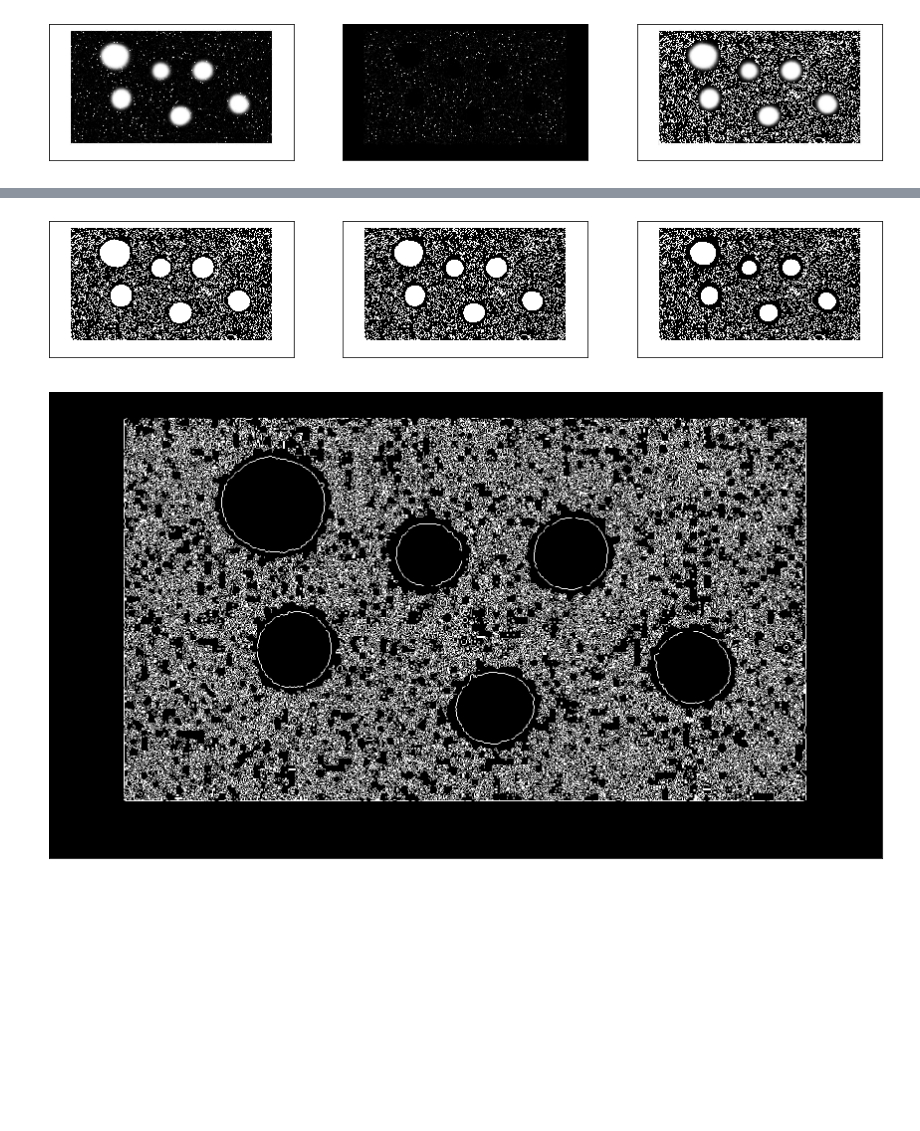
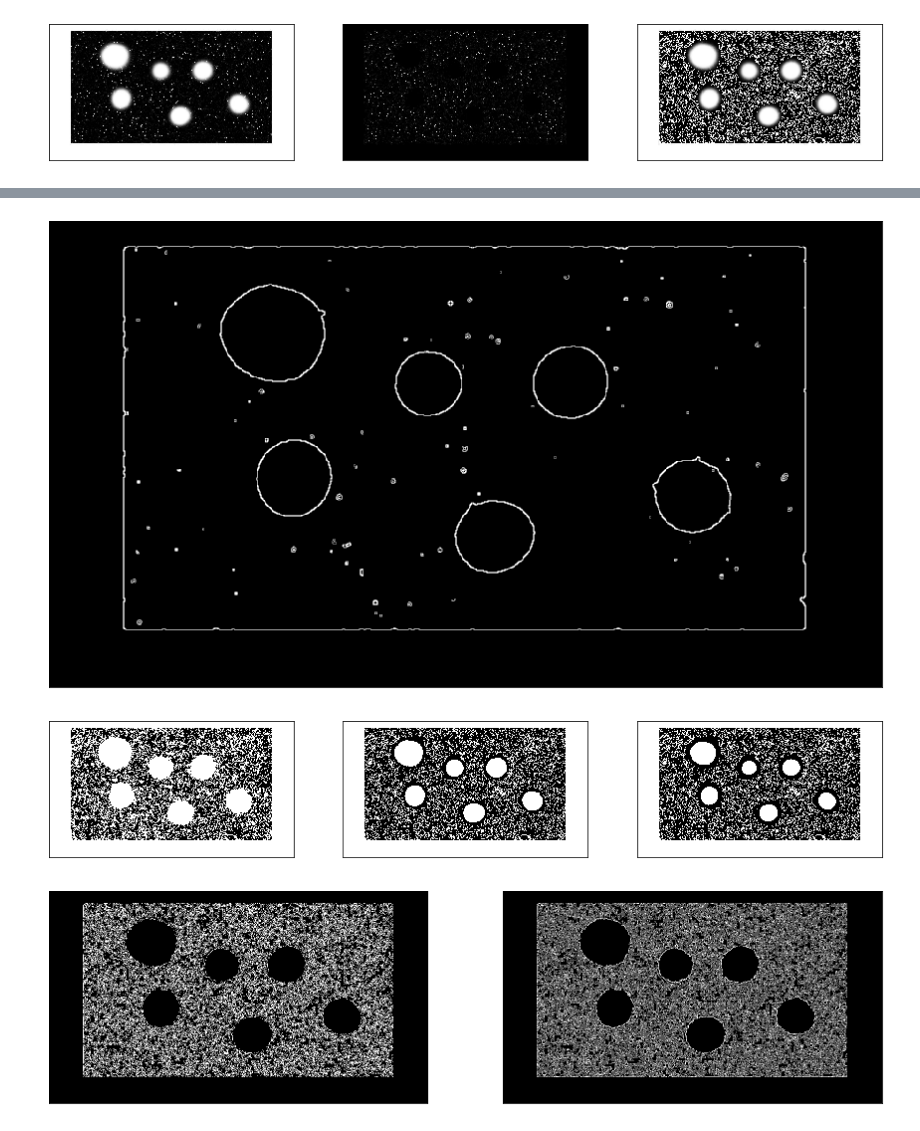
Before and after one commit to achiaver/computer_vision, a Jupyter notebook: trabalho_05/notebooks/trabalho_05.ipynb, the cells around one changed output, grey strips where cells are left out. Cells and saved outputs as stored; diff of their text form; code cells hidden in the pictures; blank space fills up the shorter version.

```diff
--- a/trabalho_05/notebooks/trabalho_05.ipynb
+++ b/trabalho_05/notebooks/trabalho_05.ipynb
@@ -53,3 +123,17 @@ plt.show()
+# %%
+fig = plt.figure(figsize = (15, 9))
+
+grid = plt.GridSpec(1, 1, fig)
+
+ax0 = fig.add_subplot(grid[0, 0])
+
+ax0.imshow(cosmos_sob, cmap = 'gray')
+ax0.set_xticks([])
+ax0.set_yticks([])
+
+plt.show()
+# %% [output]
+[figure, added]
 # %%
 def img2binary(img, threshold = 60):
     """Binarization of image with threshold given"""
@@ -63,23 +147,19 @@ def roberts(img):
     robertsy = cv.convertScaleAbs(cv.filter2D(img, cv.CV_64F, cv.flip(k_robertsy, -1)))
 
     return robertsx + robertsy
-# %%
-sobelx = np.array([[-1, 0, 1], [-2, 0, 2], [-1, 0, 1]], dtype = np.float)
-sobely = np.array([[-1, -2, -1], [0, 0, 0], [1, 2, 1]], dtype = np.float)
-
-#Calculate gx and gy using Sobel (horizontal and vertical gradients)
-gx = cv2.filter2D(image, -1, sobelx)
-gy = cv2.filter2D(image, -1, sobely)
-#Calculate the gradient magnitude
-g = np.sqrt(gx * gx + gy * gy)
-
-#Normalize output to fit the range 0-255
-g *= 255.0 / np.max(g)
+# %%
+def sobel(img):
+    sobelx = np.array([[-1, 0, 1], [-2, 0, 2], [-1, 0, 1]])
+    sobely = np.array([[-1, -2, -1], [0, 0, 0], [1, 2, 1]])
+    gx = cv.convertScaleAbs(cv.filter2D(img, cv.CV_64F, cv.flip(sobelx, -1)))
+    gy = cv.convertScaleAbs(cv.filter2D(img, cv.CV_64F, cv.flip(sobely, -1)))
+
+    return gx + gy
 # %%
 def binary_roberts(img, threshold = 60):
     """Returns roberts image in binary scale"""
     return img2binary(roberts(img), threshold).astype(np.uint8)
 # %%
-cosmos_test_0 = img2binary(cosmos_diff)
+cosmos_test_0 = img2binary(cosmos_diff, 10)
 cosmos_test_1 = img2binary(cosmos_diff, 100)
 cosmos_test_2 = img2binary(cosmos_diff, 200)
@@ -108,18 +186,26 @@ ax2.set_yticks([])
 
 plt.show()
 # %% [output]
-[figure, old version]
+[figure, new version]
+# %%
+cosmos_rob = roberts(cosmos_test_0.astype(np.uint8))
+cosmos_sob = sobel(cosmos_test_0.astype(np.uint8))
 # %%
 fig = plt.figure(figsize = (15, 9))
 
-grid = plt.GridSpec(1, 1, fig)
+grid = plt.GridSpec(1, 2, fig)
 
 ax0 = fig.add_subplot(grid[0, 0])
+ax1 = fig.add_subplot(grid[0, 1])
 
 ax0.imshow(cosmos_rob, cmap = 'gray')
 ax0.set_xticks([])
 ax0.set_yticks([])
 
+ax1.imshow(cosmos_sob, cmap = 'gray')
+ax1.set_xticks([])
+ax1.set_yticks([])
+
 plt.show()
 # %% [output]
-[figure, old version]
+[figure, new version]
```
Also changed, not shown: parts of 17 cells of this notebook.
